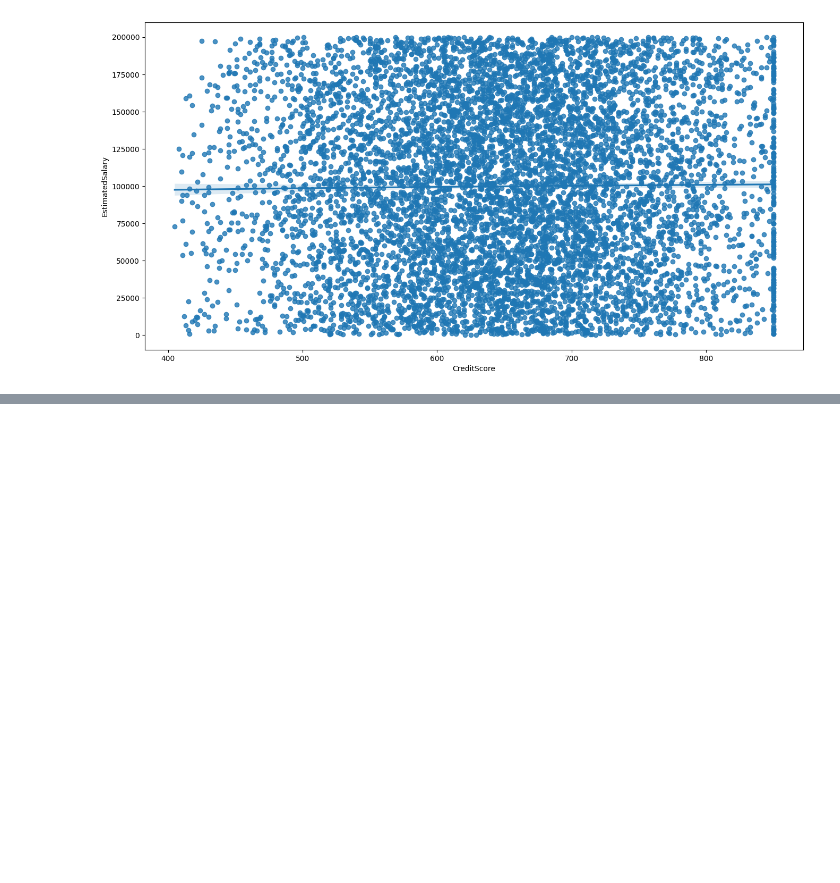
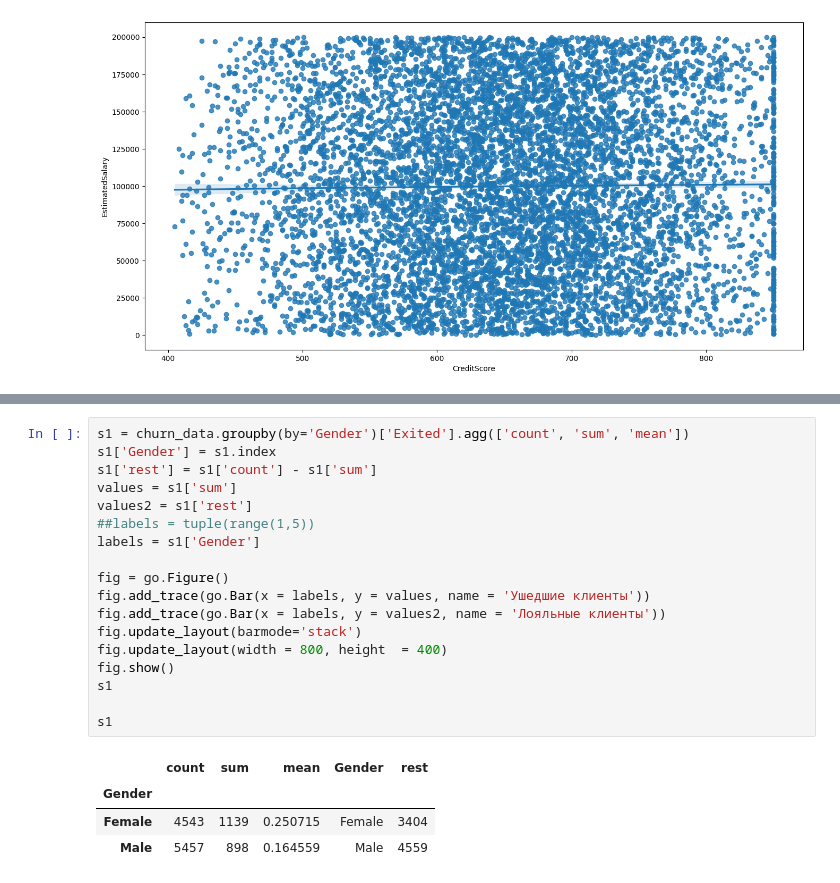
Before and after one commit to lyu-bel/IDE, a Jupyter notebook: Scillfactory/P_13/Examples_DZ13.ipynb, the cells around one changed output, grey strips where cells are left out. Drawn from its saved outputs; the diff is of its cells as text; blank space fills up the shorter version.

```diff
--- a/Scillfactory/P_13/Examples_DZ13.ipynb
+++ b/Scillfactory/P_13/Examples_DZ13.ipynb
@@ -110,0 +181,23 @@ ValueError: Value of 'locations' is not the name of a column in 'data_frame'. Ex
+# %%
+s1 = churn_data.groupby(by='Gender')['Exited'].agg(['count', 'sum', 'mean'])
+s1['Gender'] = s1.index
+s1['rest'] = s1['count'] - s1['sum']
+values = s1['sum']
+values2 = s1['rest']
+##labels = tuple(range(1,5))
+labels = s1['Gender']
+
+fig = go.Figure()
+fig.add_trace(go.Bar(x = labels, y = values, name = 'Ушедшие клиенты'))
+fig.add_trace(go.Bar(x = labels, y = values2, name = 'Лояльные клиенты'))
+fig.update_layout(barmode='stack')
+fig.update_layout(width = 800, height  = 400)
+fig.show()
+s1
+
+s1
+# %% [output]
+|  | count | sum | mean | Gender | rest |
+| Gender |  |  |  |  |  |
+| Female | 4543 | 1139 | 0.250715 | Female | 3404 |
+| Male | 5457 | 898 | 0.164559 | Male | 4559 |
```
Also changed, not shown: parts of 14 cells of this notebook, 2 other files.
